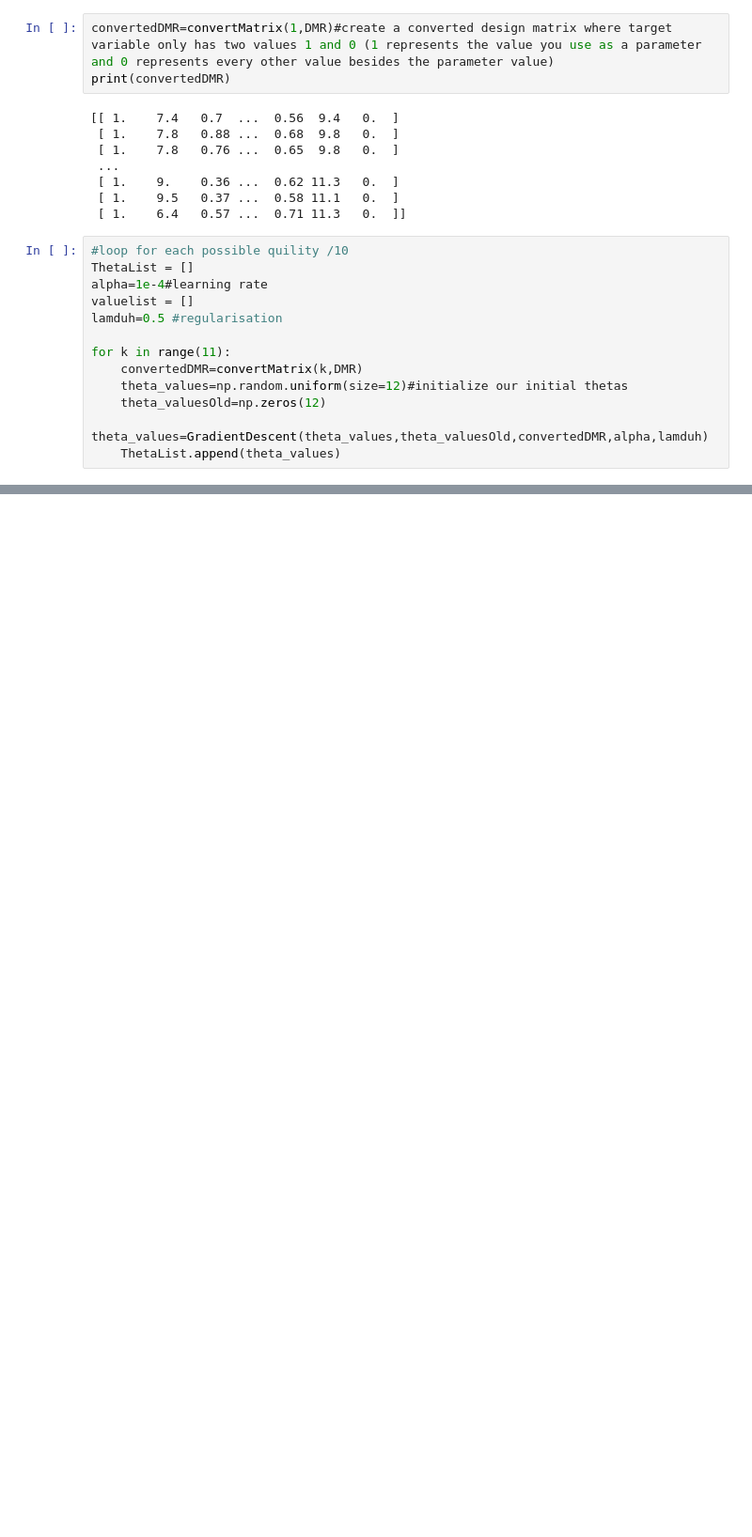
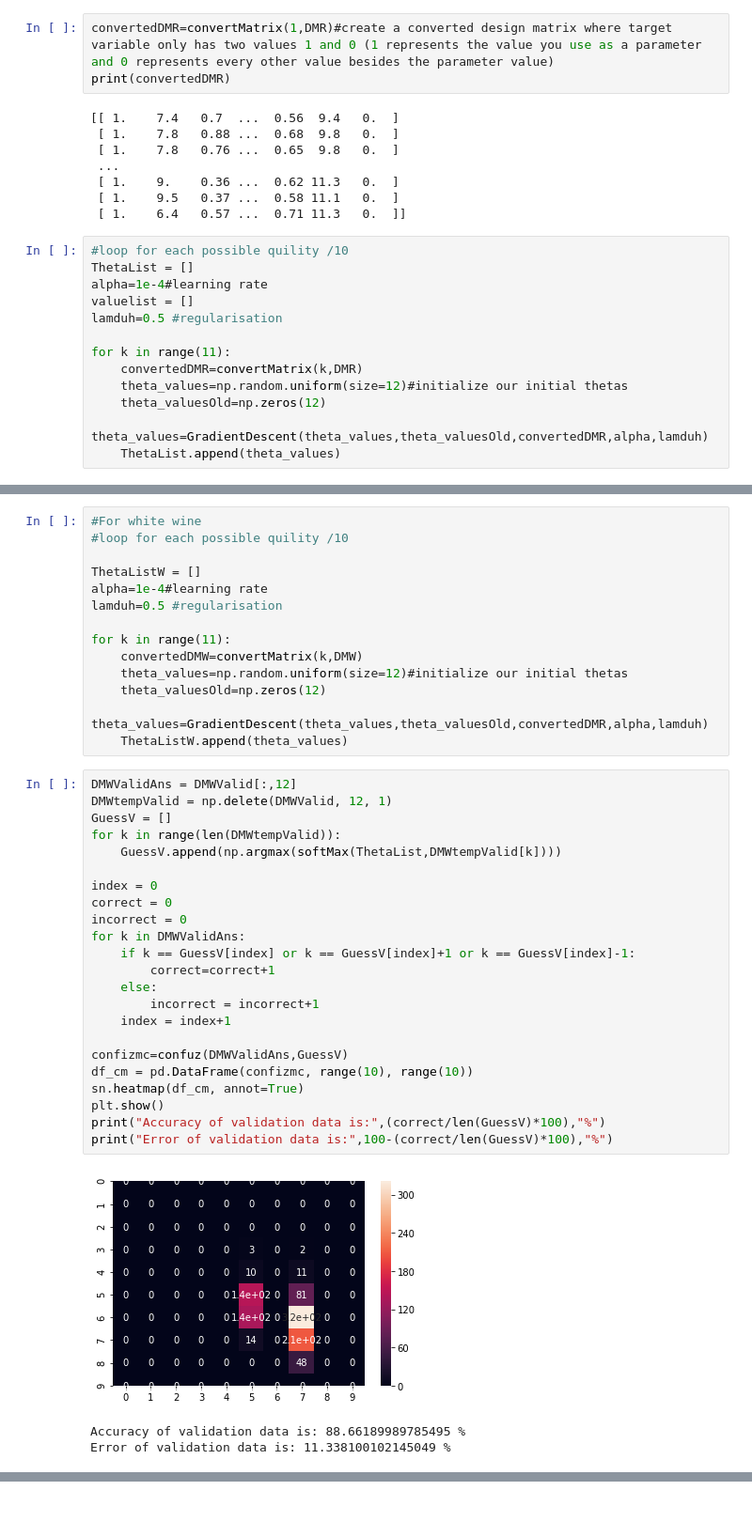
Before and after one commit to NicMMuir/MLGroup_Project, a Jupyter notebook: LR_WineProject.ipynb, the cells around one changed output, grey strips where cells are left out. Shown at 94% size. Saved outputs shown, nothing was run; the diff lists cells and outputs as text; blank space fills up the shorter version.

```diff
--- a/LR_WineProject.ipynb
+++ b/LR_WineProject.ipynb
@@ -281,0 +264,41 @@ Error of Test Data is: 8.75 %
+# %%
+#For white wine
+#loop for each possible quility /10
+
+ThetaListW = []
+alpha=1e-4#learning rate
+lamduh=0.5 #regularisation
+
+for k in range(11):
+    convertedDMW=convertMatrix(k,DMW)
+    theta_values=np.random.uniform(size=12)#initialize our initial thetas
+    theta_valuesOld=np.zeros(12)
+    theta_values=GradientDescent(theta_values,theta_valuesOld,convertedDMR,alpha,lamduh)
+    ThetaListW.append(theta_values)
+# %%
+DMWValidAns = DMWValid[:,12]
+DMWtempValid = np.delete(DMWValid, 12, 1)
+GuessV = []
+for k in range(len(DMWtempValid)):
+    GuessV.append(np.argmax(softMax(ThetaList,DMWtempValid[k])))
+
+index = 0
+correct = 0
+incorrect = 0
+for k in DMWValidAns:
+    if k == GuessV[index] or k == GuessV[index]+1 or k == GuessV[index]-1:
+        correct=correct+1
+    else:
+        incorrect = incorrect+1
+    index = index+1
+
+confizmc=confuz(DMWValidAns,GuessV)
+df_cm = pd.DataFrame(confizmc, range(10), range(10))
+sn.heatmap(df_cm, annot=True)
+plt.show()
+print("Accuracy of validation data is:",(correct/len(GuessV)*100),"%")
+print("Error of validation data is:",100-(correct/len(GuessV)*100),"%")
+# %% [output]
+[figure, added]
+Accuracy of validation data is: 88.66189989785495 %
+Error of validation data is: 11.338100102145049 %
```
Also changed, not shown: parts of 5 cells of this notebook.
